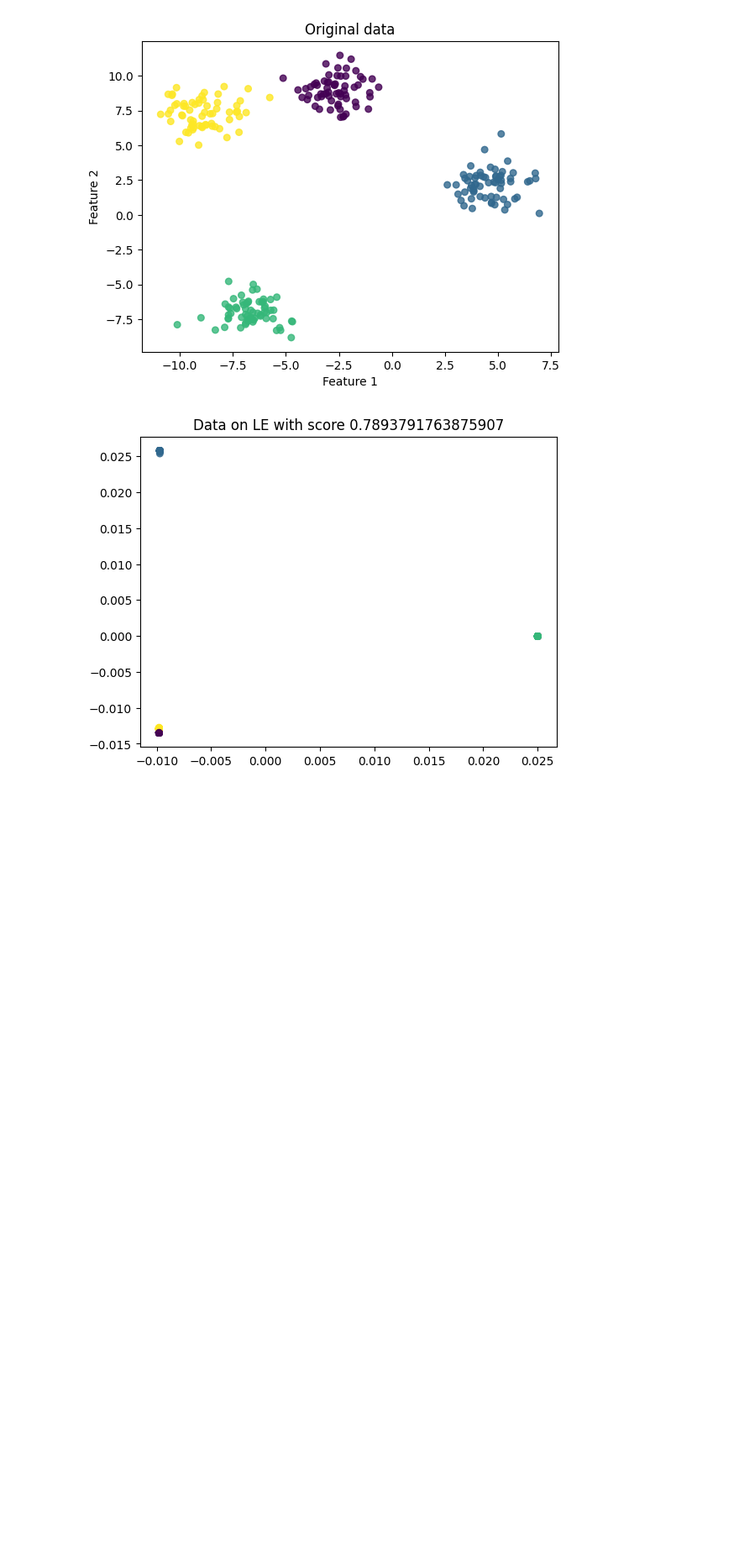
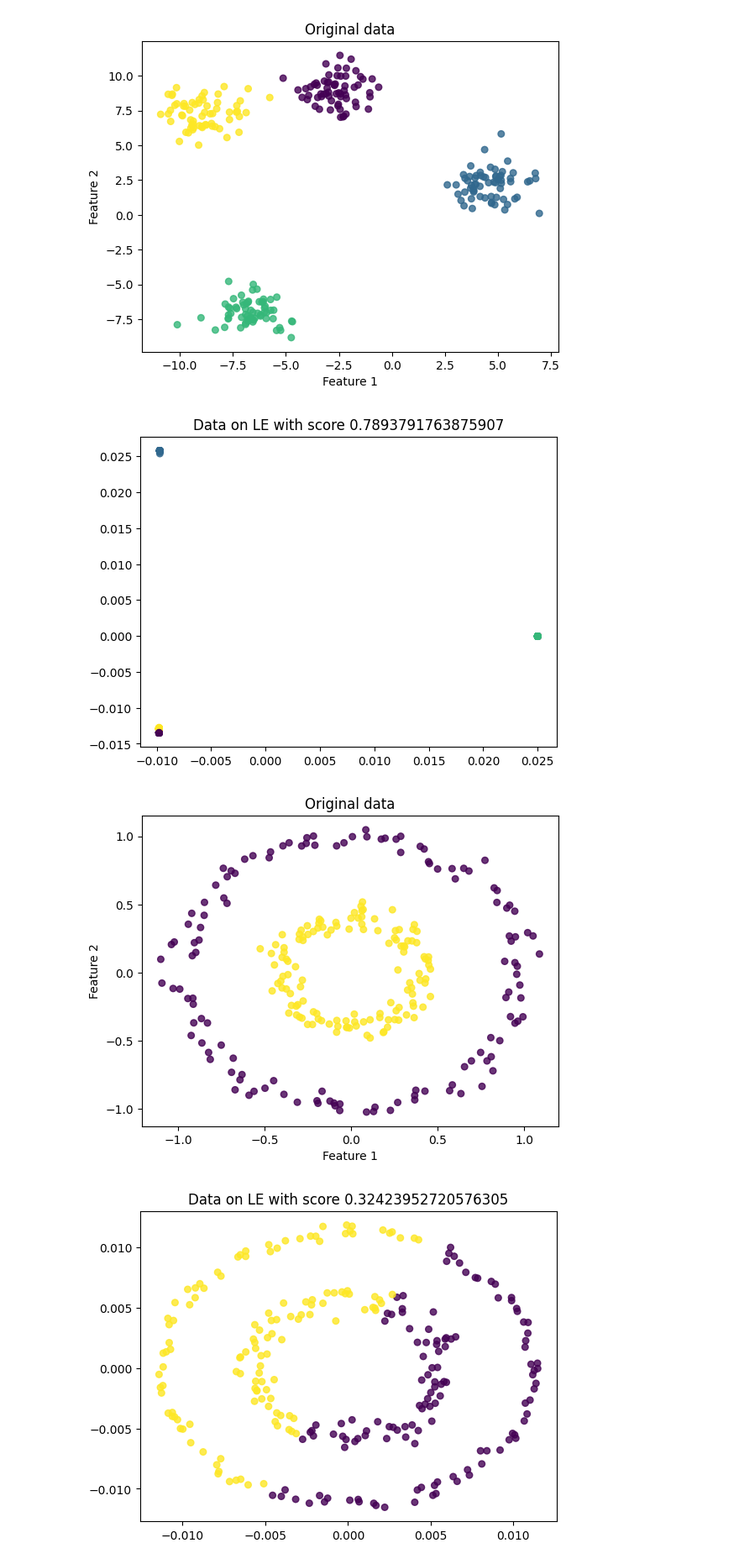
Before and after one commit to 24shiny/Inverse_Laplacian_embedding, a Jupyter notebook: Laplacian_embedding/to_py_files/conventional_le_7_test.ipynb, the cells around one changed output. Shown: that part at 84% size. Drawn from its saved outputs; the diff is of its cells as text; code cells hidden in the pictures; blank space fills up the shorter version.

```diff
--- a/Laplacian_embedding/to_py_files/conventional_le_7_test.ipynb
+++ b/Laplacian_embedding/to_py_files/conventional_le_7_test.ipynb
@@ -6,3 +6,13 @@ if __name__=="__main__":
 # %% [output]
 [figure]
 [figure]
+# %%
+from sklearn import datasets
+X, Y = datasets.make_circles(n_samples=256, factor=0.4, noise=0.05, random_state=42)
+data.get_data(X, n_centers=2)
+data.get_label(Y)
+data.plot_example_data()
+data.embed_data()
+# %% [output]
+[figure, added]
+[figure, added]
```
Also changed, not shown: 1 other file.
